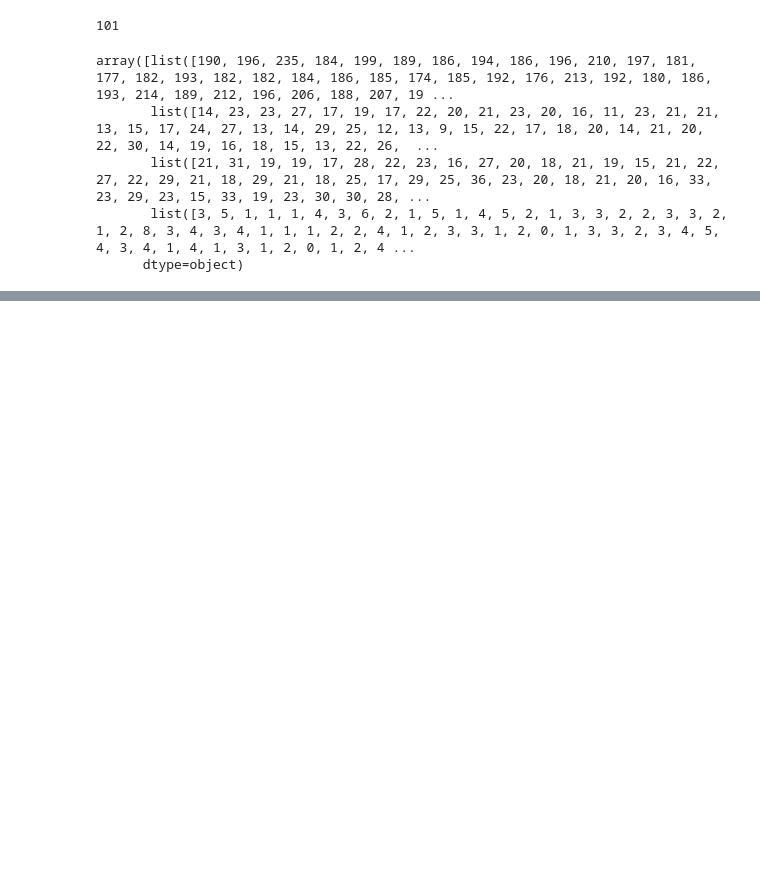
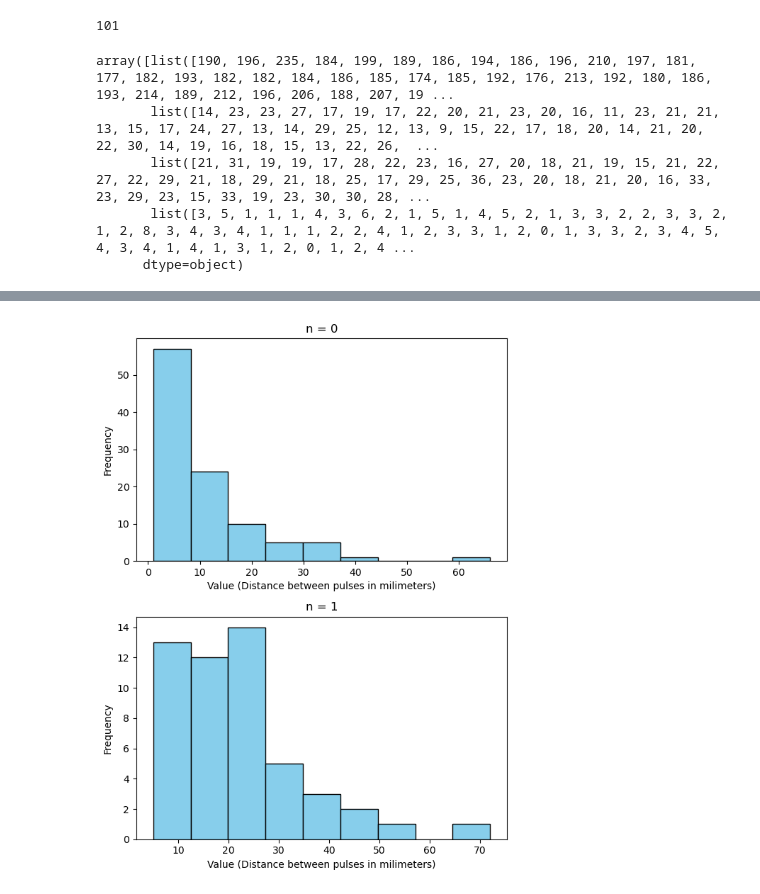
Before and after one commit to capta1Nemo/PHYS442-experiments, a Jupyter notebook: Poisson/dataset.ipynb, the cells around one changed output, grey strips where cells are left out. Cells and saved outputs as stored; diff of their text form; code cells hidden in the pictures; blank space fills up the shorter version.

```diff
--- a/Poisson/dataset.ipynb
+++ b/Poisson/dataset.ipynb
@@ -221,0 +235,16 @@ PLambda                   =      2.85574   +/-   0.148681
+# %%
+with open('partb.txt', 'r') as file:
+    numbers = [int(line.strip()) for line in file if line.strip()]
+# %%
+def intervals(l,n):
+    result=[]
+    count=0
+    temp=[]
+    for i in l:
+        count+=1
+        temp.append(i)
+        if count==n:
+            result.append(sum(temp))
+            count=0
+            temp=[]
+    return result
@@ -221,0 +278,5 @@ PLambda                   =      2.85574   +/-   0.148681
+# %%
+for i in [1,2]:
+    with open(f"n={i-1}.txt", "w") as file:
+        for item in intervals(numbers,i):
+            file.write(f"{item}\n")
@@ -221,0 +303,15 @@ PLambda                   =      2.85574   +/-   0.148681
+# %%
+import matplotlib.pyplot as plt
+
+fig, axs = plt.subplots(2, 1, figsize=(6, 8))
+
+for i in range(2):
+    axs[i].hist(intervals(numbers,i+1),9,color='skyblue', edgecolor='black')
+    axs[i].set_title(f"n = {i}")
+    axs[i].set_xlabel("Value (Distance between pulses in milimeters)")
+    axs[i].set_ylabel("Frequency")
+
+plt.tight_layout()
+plt.show()
+# %% [output]
+[figure, added]
```
Also changed, not shown: parts of 17 cells of this notebook, 17 other files.
